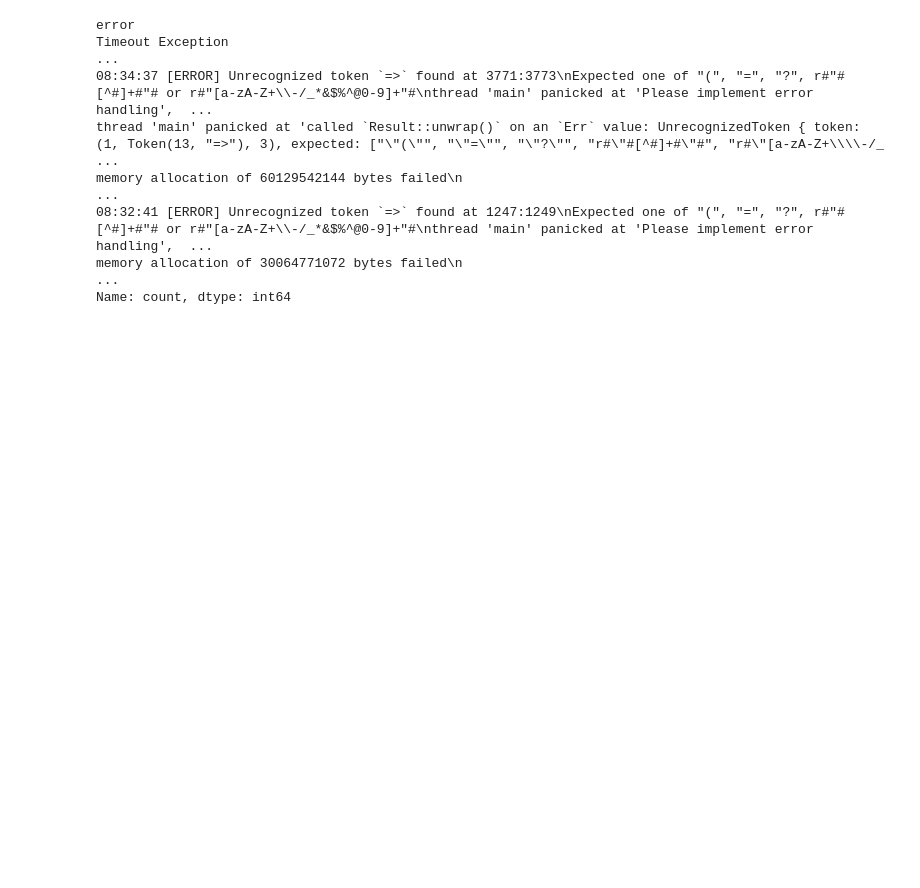
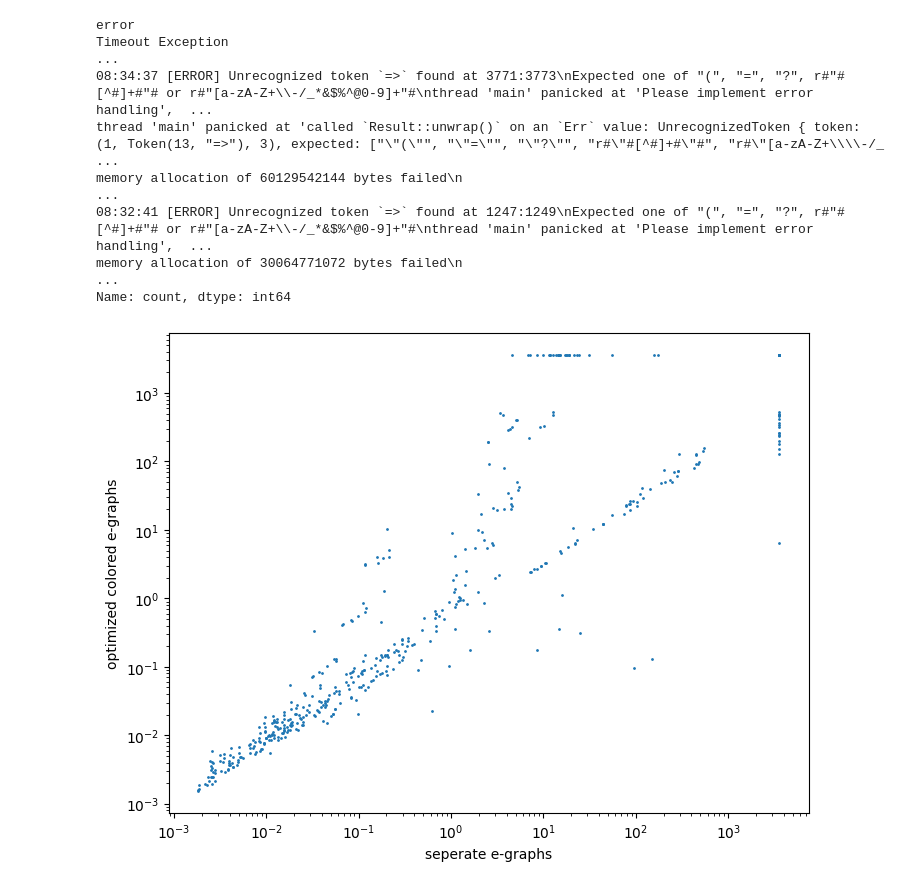
Before and after one commit to eytans/TheSy, a Jupyter notebook: experiments/cvc4_newth_alltogether/process_results.ipynb, the cells around one changed output. Drawn from its saved outputs; the diff is of its cells as text; code cells hidden in the pictures; blank space fills up the shorter version.

```diff
--- a/experiments/cvc4_newth_alltogether/process_results.ipynb
+++ b/experiments/cvc4_newth_alltogether/process_results.ipynb
@@ -433,0 +437,26 @@ runtimes = master_df[master_df['error'].isnull() | (master_df['error'] == 'Timeo
+# %%
+import matplotlib.pyplot as plt
+
+def scatter1(df, config, fig=None, ax=None, values='time', title='colored'):
+    pt = pd.pivot_table(df, index=['relative_path', 'split_depth'],
+                        columns=['features_column'], values=values)
+
+    if not ax:
+        fig = fig or plt.figure()
+        ax = fig.add_axes([0,0,1,1])
+
+    ax.scatter(pt['split_clone_keep_splits_stats'], pt[config], s=1)
+    ax.set_xscale('log')
+    ax.set_yscale('log')
+    ax.set_xlabel('seperate e-graphs')
+    ax.set_ylabel(title)
+    return ax
+
+
+# fig, axes = plt.subplots(1, 4, figsize=(10,2))
+
+temp = master_df.rename(columns={'relative_path': 'relative_path_column', 'features': 'features_column', 'split_depth': 'split_depth_column'})
+scatter1(temp.loc[(temp['num_splits'] > 0) | (temp['error'] == 'Timeout Exception')], 'split_colored_stats', values='time', title='optimized colored e-graphs')
+plt.show()
+# %% [output]
+[figure, added]
```
Also changed, not shown: parts of 5 cells of this notebook, 4 other files.
